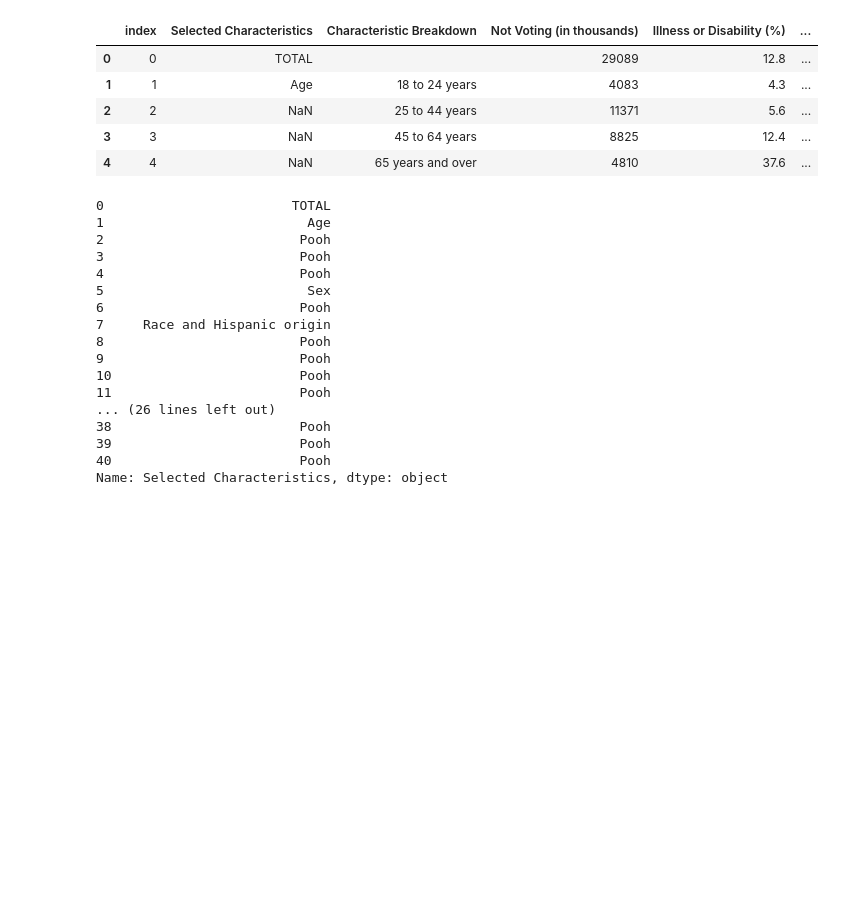
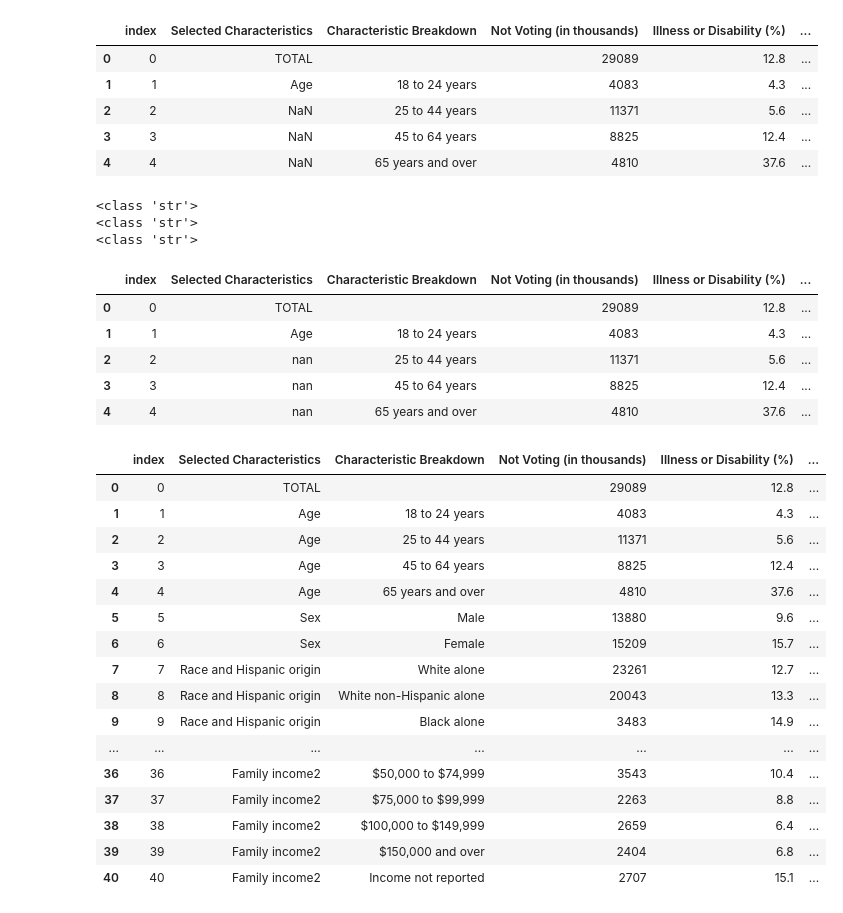
Before and after one commit to VallieTracy/Voter-Registration, a Jupyter notebook: Untitled.ipynb, the cells around one changed output. Drawn from its saved outputs; the diff is of its cells as text; code cells hidden in the pictures; blank space fills up the shorter version.

Commit message:
have etl done on first table, now deal with the rest!

```diff
--- a/Untitled.ipynb
+++ b/Untitled.ipynb
@@ -236,24 +236,48 @@ noVote_2018.head()
 | 4 | 4 | NaN | 65 years and over | 4810 | 37.6 | ... |
 # %%
 # Replace Selected Characteristics, though I don't know if it's necessary.  May as well since I'm here.
-#noVote_2018.iloc[2, 1].replace('Nan', 'Age')
-#noVote_2018.drop(noVote_2018[noVote_2018['index'] > 40].index, inplace = True)
-noVote_2018['Selected Characteristics'].fillna('Pooh')
+# First, change 'Selected Characteristics' column to string
+noVote_2018['Selected Characteristics'] = noVote_2018['Selected Characteristics'].astype('str')
+print(type(noVote_2018.iloc[1, 1]))
+print(type(noVote_2018.iloc[2, 1]))
+print(type(noVote_2018.iloc[4, 1]))
+noVote_2018.head()
 # %% [output]
-0                        TOTAL
-1                          Age
-2                         Pooh
-3                         Pooh
-4                         Pooh
-5                          Sex
-6                         Pooh
-7     Race and Hispanic origin
-8                         Pooh
-9                         Pooh
-10                        Pooh
-11                        Pooh
-... (26 lines left out)
-38                        Pooh
-39                        Pooh
-40                        Pooh
-Name: Selected Characteristics, dtype: object
+<class 'str'>
+<class 'str'>
+<class 'str'>
+|  | index | Selected Characteristics | Characteristic Breakdown | Not Voting (in thousands) | Illness or Disability (%) | ... |
+| 0 | 0 | TOTAL |  | 29089 | 12.8 | ... |
+| 1 | 1 | Age | 18 to 24 years | 4083 | 4.3 | ... |
+| 2 | 2 | nan | 25 to 44 years | 11371 | 5.6 | ... |
+| 3 | 3 | nan | 45 to 64 years | 8825 | 12.4 | ... |
+| 4 | 4 | nan | 65 years and over | 4810 | 37.6 | ... |
+# %%
+noVote_2018.iloc[2:5, 1] = (noVote_2018.iloc[2:5, 1]).replace('nan', 'Age')
+noVote_2018.iloc[6, 1] = (noVote_2018.iloc[6, 1]).replace('nan', 'Sex')
+noVote_2018.iloc[8:15, 1] = (noVote_2018.iloc[8:15, 1]).replace('nan', 'Race and Hispanic origin')
+noVote_2018.iloc[16:19, 1] = (noVote_2018.iloc[16:19, 1]).replace('nan', 'Educational attainment')
+noVote_2018.iloc[20, 1] = (noVote_2018.iloc[20, 1]).replace('nan', 'Nativity')
+noVote_2018.iloc[22:25, 1] = (noVote_2018.iloc[22:25, 1]).replace('nan', 'Duration of residence')
+noVote_2018.iloc[25:29, 1] = (noVote_2018.iloc[25:29, 1]).replace('nan', 'Region')
+noVote_2018.iloc[30:41, 1] = (noVote_2018.iloc[30:41, 1]).replace('nan', 'Family income2')
+# %%
+noVote_2018
+# %% [output]
+|  | index | Selected Characteristics | Characteristic Breakdown | Not Voting (in thousands) | Illness or Disability (%) | ... |
+| 0 | 0 | TOTAL |  | 29089 | 12.8 | ... |
+| 1 | 1 | Age | 18 to 24 years | 4083 | 4.3 | ... |
+| 2 | 2 | Age | 25 to 44 years | 11371 | 5.6 | ... |
+| 3 | 3 | Age | 45 to 64 years | 8825 | 12.4 | ... |
+| 4 | 4 | Age | 65 years and over | 4810 | 37.6 | ... |
+| 5 | 5 | Sex | Male | 13880 | 9.6 | ... |
+| 6 | 6 | Sex | Female | 15209 | 15.7 | ... |
+| 7 | 7 | Race and Hispanic origin | White alone | 23261 | 12.7 | ... |
+| 8 | 8 | Race and Hispanic origin | White non-Hispanic alone | 20043 | 13.3 | ... |
+| 9 | 9 | Race and Hispanic origin | Black alone | 3483 | 14.9 | ... |
+| ... | ... | ... | ... | ... | ... | ... |
+| 36 | 36 | Family income2 | $50,000 to $74,999 | 3543 | 10.4 | ... |
+| 37 | 37 | Family income2 | $75,000 to $99,999 | 2263 | 8.8 | ... |
+| 38 | 38 | Family income2 | $100,000 to $149,999 | 2659 | 6.4 | ... |
+| 39 | 39 | Family income2 | $150,000 and over | 2404 | 6.8 | ... |
+| 40 | 40 | Family income2 | Income not reported | 2707 | 15.1 | ... |
```
